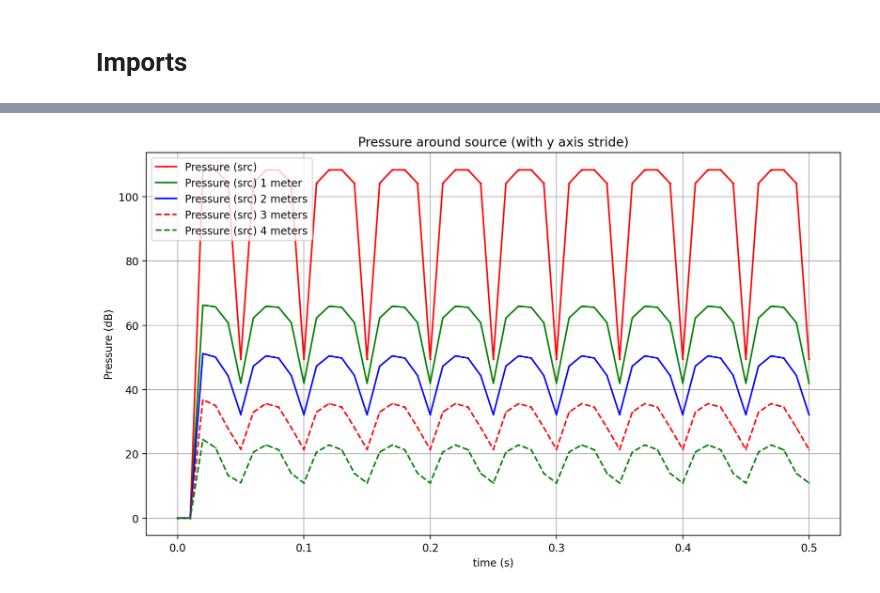
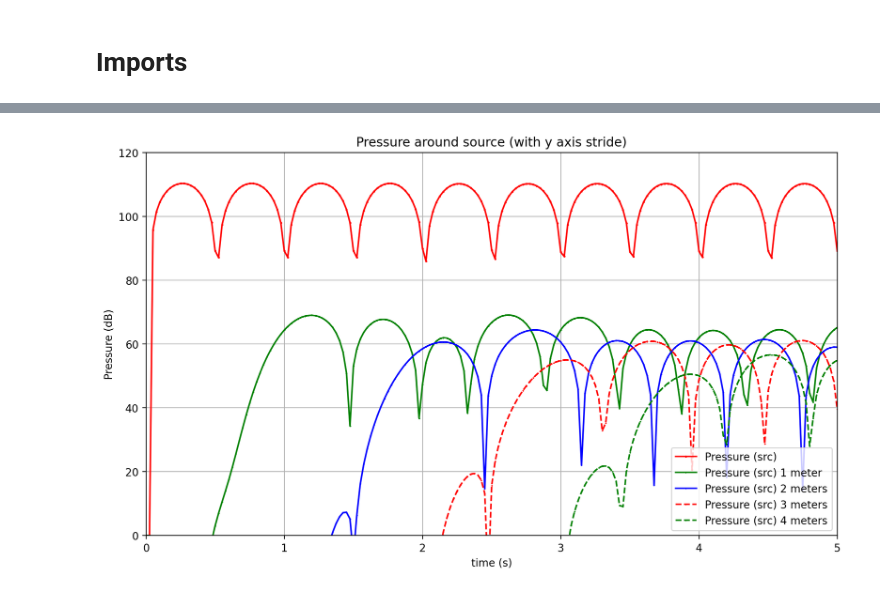
Before and after one commit to boorlakov/pyquasar, a Jupyter notebook: examples/acoustics.ipynb, the cells around one changed output, grey strips where cells are left out. Drawn from its saved outputs; the diff is of its cells as text; code cells hidden in the pictures.

```diff
--- a/examples/acoustics.ipynb
+++ b/examples/acoustics.ipynb
@@ -37,5 +26,5 @@ def ub(p, n):
 # %%
 device = "cuda"
 # %%
-mesh = pq.Mesh.load("cube.geo", refine_k=1)
+mesh = pq.Mesh.load("cube.geo", refine_k=4)
 domains = [pq.FemDomain(domain, device=device) for domain in mesh]
@@ -42,5 +48,5 @@ domains = [pq.FemDomain(domain, device=device) for domain in mesh]
 # %%
-time_mesh = pq.TimeMesh(1 / (air["speed"] ** 2), 0.0, 0.5, 51, 1.0)
+time_mesh = pq.TimeMesh(1 / (air["speed"] ** 2), 0.0, 5, 201, 1.00)
 # %%
 problem = pq.HyperbolicProblem(domains, time_mesh, device=device)
 # %%
@@ -50,5 +56,5 @@ problem.assembly()
 # %%
-problem.add_init_conds(["dirichlet"], constant_time_step=True)
+problem.add_init_conds(["dirichlet"], constant_time_step=False)
 # %%
 pts = np.linspace(1, 2.75, 201)
 pts = pts + 1.025
@@ -63,8 +69,8 @@ sols = problem.solve(
   u,
   ["dirichlet"],
   materials,
-  rtol=1e-8,
+  rtol=1e-10,
   verbose=False,
-  proj=proj,
-  consant_step_time=True,
+  # proj=proj,
+  consant_step_time=False,
 )
@@ -90,21 +119,23 @@ ps[ps != 0] = 20 * np.log10(np.abs(ps[ps != 0]) / 0.00002)
 # %%
 plt.figure(figsize=(10, 6))
 plt.plot(time_mesh.mesh, ps[0], label="Pressure (src)", color="red", linestyle="-", marker="o", ms=1)
 plt.plot(time_mesh.mesh, ps[1], label="Pressure (src) 1 meter", color="green", linestyle="-", marker="*", ms=1)
 plt.plot(time_mesh.mesh, ps[2], label="Pressure (src) 2 meters", color="blue", linestyle="-", marker=".", ms=1)
 plt.plot(time_mesh.mesh, ps[3], label="Pressure (src) 3 meters", color="red", linestyle="--", marker=".", ms=1)
 plt.plot(time_mesh.mesh, ps[4], label="Pressure (src) 4 meters", color="green", linestyle="--", marker=".", ms=1)
 
 
 # Add labels and title
 plt.xlabel("time (s)")
 plt.ylabel("Pressure (dB)")
 plt.title("Pressure around source (with y axis stride)")
+plt.xlim(left=0.0, right=5)
+plt.ylim(top=120, bottom=0)
 plt.legend()
 plt.grid(True)
 plt.tight_layout()
 
 # Show the plot
 plt.show()
 # %% [output]
-[figure, old version]
+[figure, new version]
```
Also changed, not shown: parts of 11 cells of this notebook, 1 other file.
